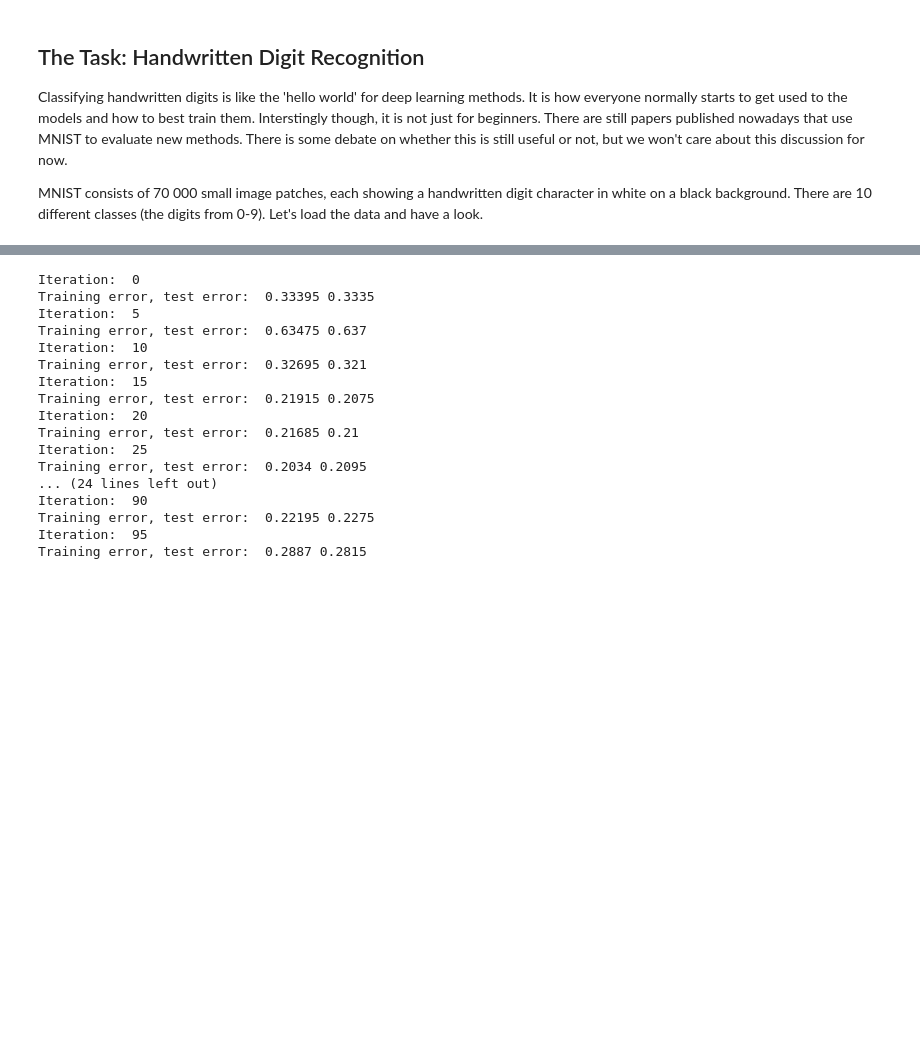
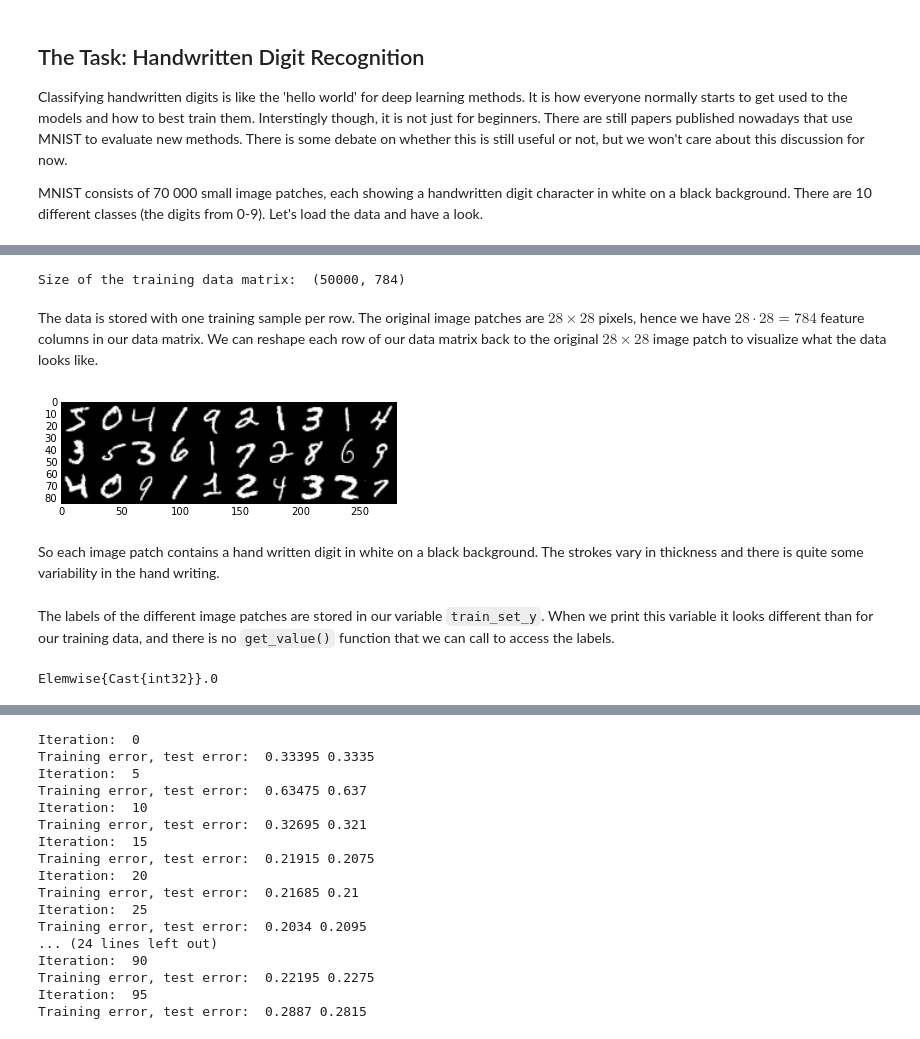
Before and after one commit to vkaynig/IACS_ComputeFest_DeepLearning, a Jupyter notebook: Fully_Connected_Networks.ipynb, the cells around one changed output, grey strips where cells are left out. Drawn from its saved outputs; the diff is of its cells as text; code cells hidden in the pictures; blank space fills up the shorter version.

Commit message:
Data part maybe finished

```diff
--- a/Fully_Connected_Networks.ipynb
+++ b/Fully_Connected_Networks.ipynb
@@ -55,0 +53,10 @@ print ytest.shape
+# %%
+from logistic_sgd import load_data
+dataset='mnist.pkl.gz'
+
+## If not already cached this function actually downloads the data
+datasets = load_data(dataset)
+
+train_set_x, train_set_y = datasets[0]
+valid_set_x, valid_set_y = datasets[1]
+test_set_x, test_set_y = datasets[2]
@@ -55,0 +81,25 @@ print ytest.shape
+# %%
+print "Size of the training data matrix: ", train_set_x.get_value().shape
+# %% [output]
+Size of the training data matrix:  (50000, 784)
+# %% [markdown]
+The data is stored with one training sample per row. The original image patches are $28 \times 28$ pixels, hence we have $28 \cdot 28 = 784$ feature columns in our data matrix. We can reshape each row of our data matrix back to the original $28 \times 28$ image patch to visualize what the data looks like.
+# %%
+from utils import tile_raster_images
+
+samples = tile_raster_images(train_set_x.get_value(), img_shape=(28,28), tile_shape=(3,10), tile_spacing=(0, 0),
+                       scale_rows_to_unit_interval=True,
+                       output_pixel_vals=True)
+
+plt.imshow(samples)
+plt.show()
+# %% [output]
+[figure, added]
+# %% [markdown]
+So each image patch contains a hand written digit in white on a black background. The strokes vary in thickness and there is quite some variability in the hand writing.
+# %% [markdown]
+The labels of the different image patches are stored in our variable `train_set_y`. When we print this variable it looks different than for our training data, and there is no `get_value()` function that we can call to access the labels.
+# %%
+print train_set_y
+# %% [output]
+Elemwise{Cast{int32}}.0
```
Also changed, not shown: parts of 22 cells of this notebook.
